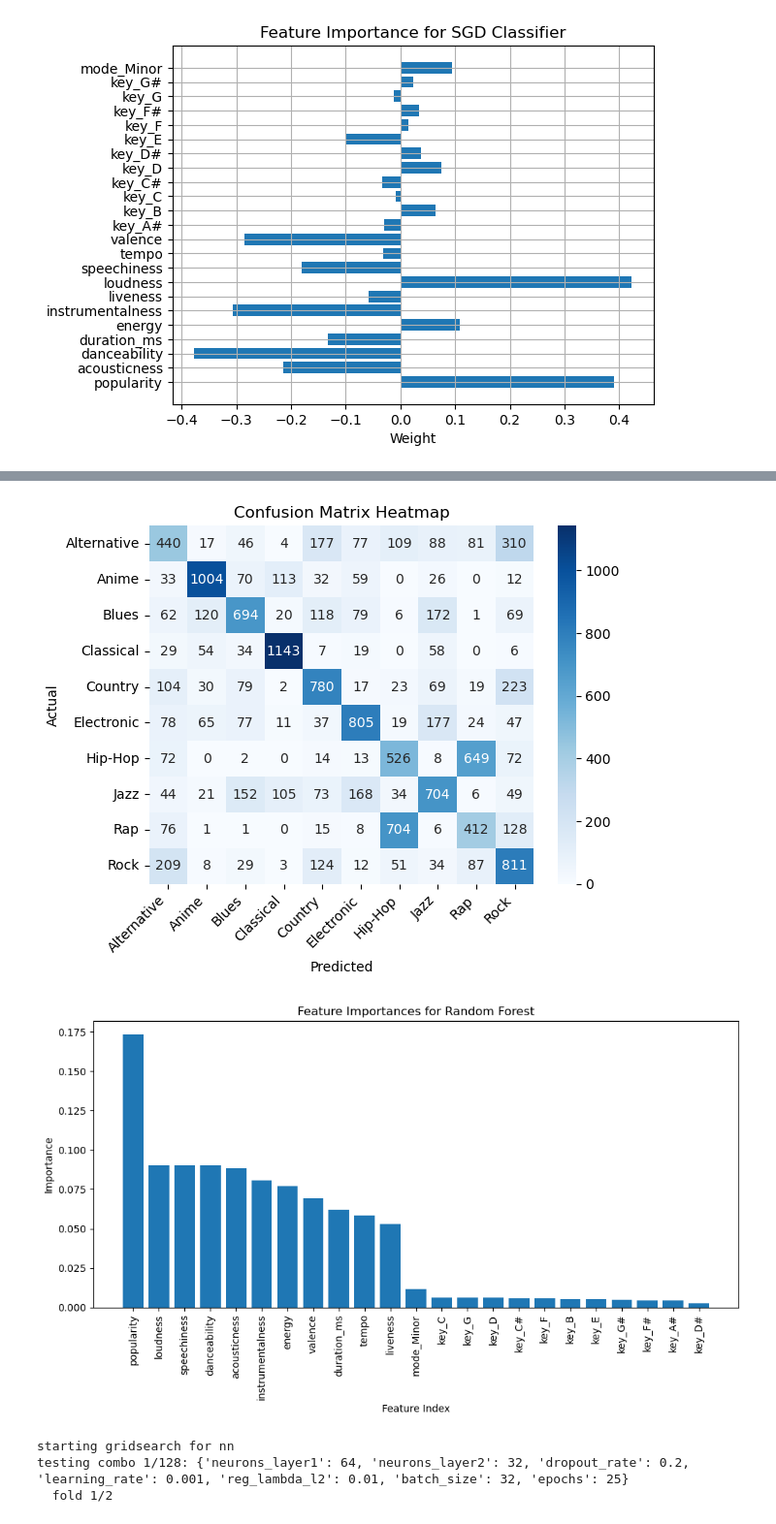
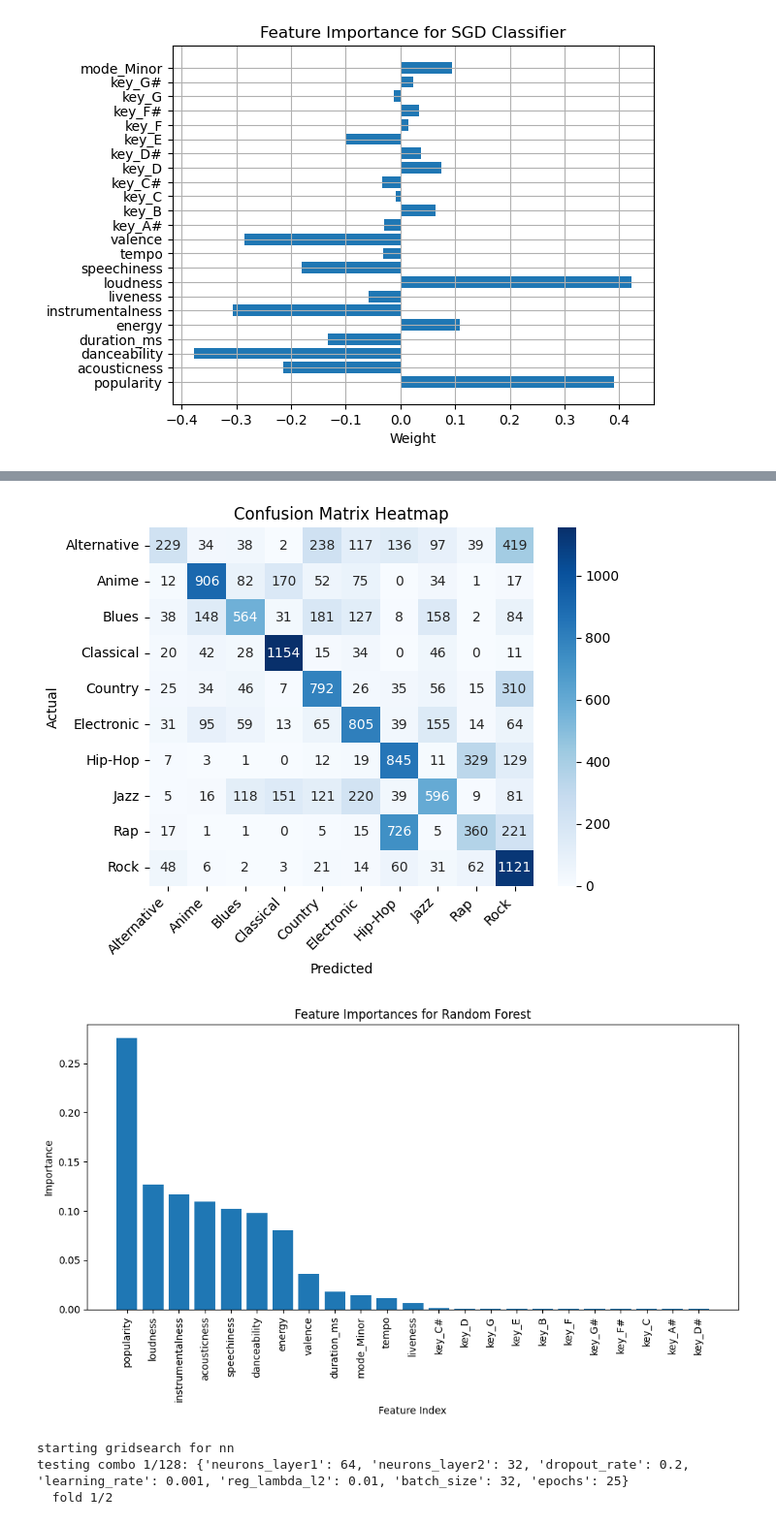
Before and after one commit to rpc1001/music-genre-ml, a Jupyter notebook: genre_classification.ipynb, the cells around one changed output, grey strips where cells are left out. Shown at 97% size. Drawn from its saved outputs; the diff is of its cells as text; code cells hidden in the pictures.

```diff
--- a/genre_classification.ipynb
+++ b/genre_classification.ipynb
@@ -236,7 +236,7 @@ confusion matrix:
 # %%
 #model 2: random forest classififer
 #n_jobs=-1 to use all available cores for faster training.
-rf_model = RandomForestClassifier( n_estimators=50, random_state=42,n_jobs=-1,
+rf_model = RandomForestClassifier( n_estimators=50, max_depth=7, random_state=42,n_jobs=-1,
                                   )
 rf_model.fit(X_train_scaled, y_train)
 
@@ -303,5 +303,5 @@ confusion matrix:
-[figure, old version]
+[figure, new version]
-[figure, old version]
+[figure, new version]
 # %%
 # model 3: nn with gridsearch
 
```
Also changed, not shown: parts of 1 cell of this notebook.
